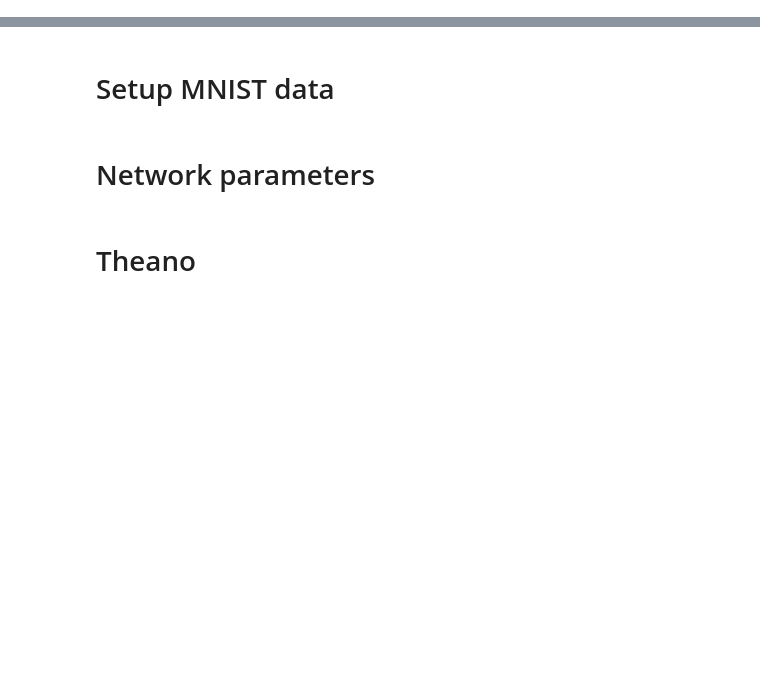
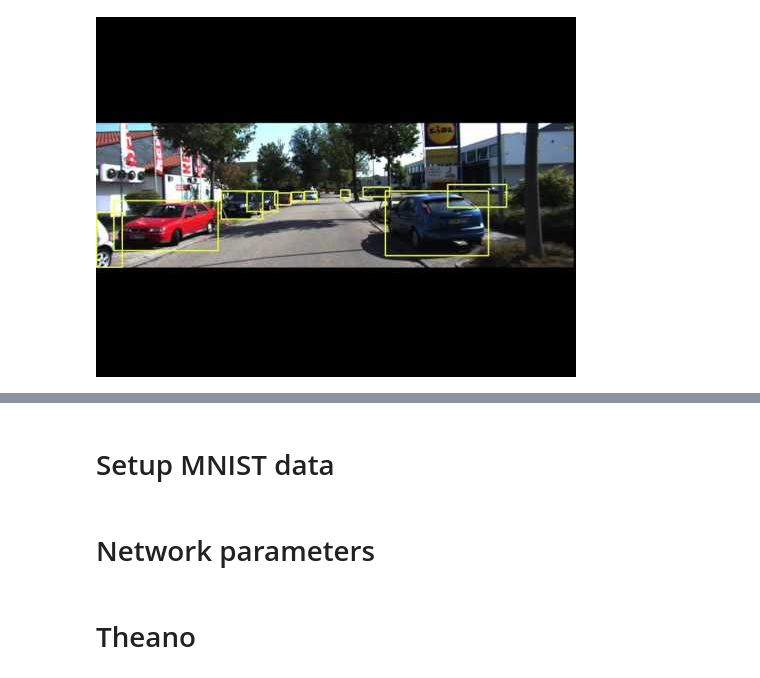
Before and after one commit to curiousily/old_blog, a Jupyter notebook: content/notebooks/10.neural_networks.ipynb, the cells around one changed output, grey strips where cells are left out. Drawn from its saved outputs; the diff is of its cells as text; code cells hidden in the pictures; blank space fills up the shorter version.

```diff
--- a/content/notebooks/10.neural_networks.ipynb
+++ b/content/notebooks/10.neural_networks.ipynb
@@ -0,0 +7,6 @@
+# %%
+from IPython.display import YouTubeVideo
+
+YouTubeVideo("HJ58dbd5g8g", width=640, height=480)
+# %% [output]
+[figure, added]
```
Also changed, not shown: parts of 8 cells of this notebook, 2 other files.
